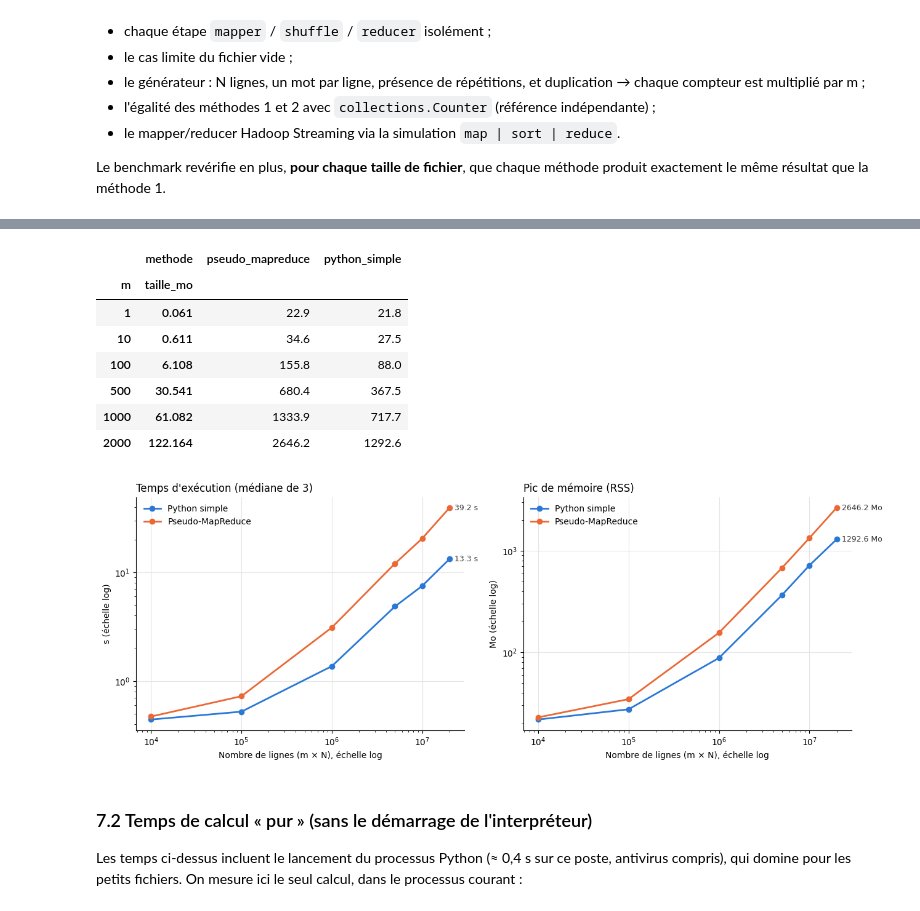
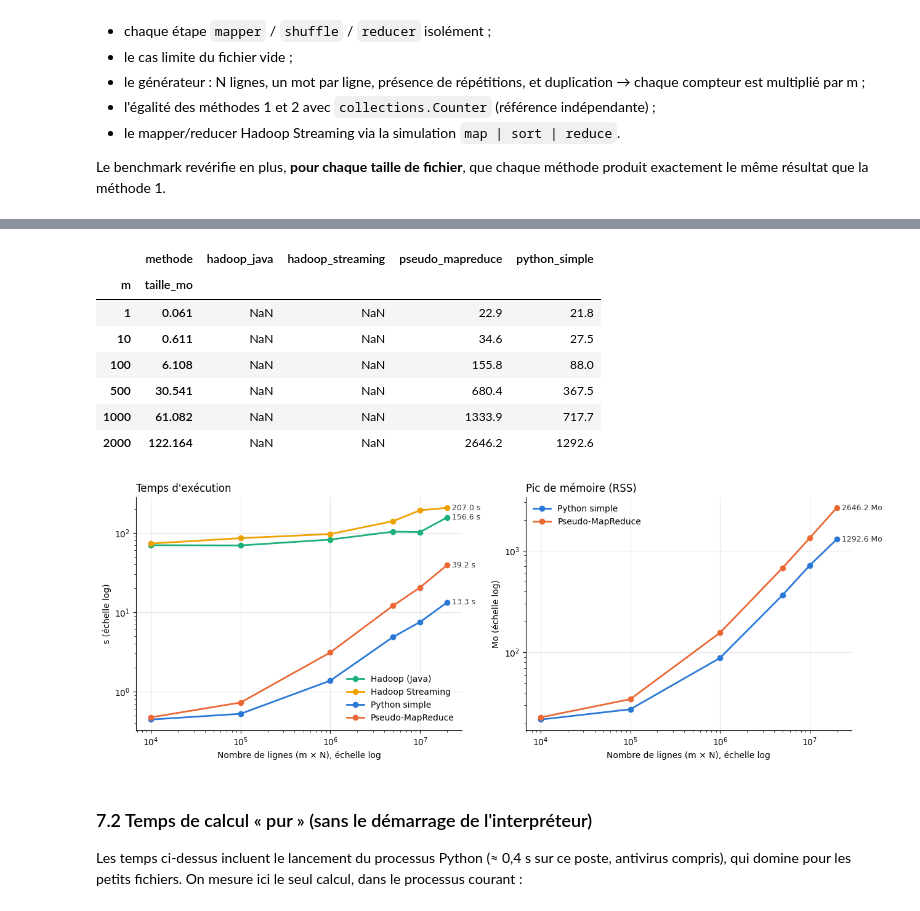
Before and after one commit to battisteb/hadoop-wordcount-comparaison, a Jupyter notebook: notebook_comptage_mots.ipynb, the cells around one changed output, grey strips where cells are left out. Saved outputs shown, nothing was run; the diff lists cells and outputs as text; code cells hidden in the pictures.

```diff
--- a/notebook_comptage_mots.ipynb
+++ b/notebook_comptage_mots.ipynb
@@ -374,0 +376,13 @@ Résultats : results/benchmark_python_seul.csv
+# %%
+import pandas as pd
+import glob
+fichiers = sorted(glob.glob("results/benchmark_*.csv"))
+print("Résultats :", fichiers)
+df = pd.concat([pd.read_csv(f) for f in fichiers], ignore_index=True)
+ORDRE = ["python_simple", "pseudo_mapreduce", "hadoop_java", "hadoop_streaming"]
+tab = df.pivot(index=["m", "lignes", "taille_mo"], columns="methode", values="temps_s")
+tab = tab[[c for c in ORDRE if c in tab.columns]]
+tab["pseudo-MR / simple"] = (tab["pseudo_mapreduce"] / tab["python_simple"]).round(2)
+if "hadoop_java" in tab:
+    tab["Hadoop Java / simple"] = (tab["hadoop_java"] / tab["python_simple"]).round(1)
+tab
@@ -375,46 +399,46 @@ Résultats : results/benchmark_python_seul.csv
 # %%
 df.pivot(index=["m", "taille_mo"], columns="methode", values="memoire_mo")
 # %% [output]
-|  | methode | pseudo_mapreduce | python_simple |
-| m | taille_mo |  |  |
-| 1 | 0.061 | 22.9 | 21.8 |
-| 10 | 0.611 | 34.6 | 27.5 |
-| 100 | 6.108 | 155.8 | 88.0 |
-| 500 | 30.541 | 680.4 | 367.5 |
-| 1000 | 61.082 | 1333.9 | 717.7 |
-| 2000 | 122.164 | 2646.2 | 1292.6 |
+|  | methode | hadoop_java | hadoop_streaming | pseudo_mapreduce | python_simple |
+| m | taille_mo |  |  |  |  |
+| 1 | 0.061 | NaN | NaN | 22.9 | 21.8 |
+| 10 | 0.611 | NaN | NaN | 34.6 | 27.5 |
+| 100 | 6.108 | NaN | NaN | 155.8 | 88.0 |
+| 500 | 30.541 | NaN | NaN | 680.4 | 367.5 |
+| 1000 | 61.082 | NaN | NaN | 1333.9 | 717.7 |
+| 2000 | 122.164 | NaN | NaN | 2646.2 | 1292.6 |
 # %%
 import matplotlib.pyplot as plt
 
 COULEURS = {"python_simple": "#2a78d6", "pseudo_mapreduce": "#eb6834",
             "hadoop_java": "#1baf7a", "hadoop_streaming": "#eda100"}
 NOMS = {"python_simple": "Python simple", "pseudo_mapreduce": "Pseudo-MapReduce",
         "hadoop_java": "Hadoop (Java)", "hadoop_streaming": "Hadoop Streaming"}
 
 fig, axes = plt.subplots(1, 2, figsize=(13, 4.8))
-for ax, col, titre, unite in [(axes[0], "temps_s", "Temps d'exécution (médiane de 3)", "s"),
+for ax, col, titre, unite in [(axes[0], "temps_s", "Temps d'exécution", "s"),
                               (axes[1], "memoire_mo", "Pic de mémoire (RSS)", "Mo")]:
     for methode, g in df.dropna(subset=[col]).groupby("methode", sort=False):
         g = g.sort_values("lignes")
         ax.plot(g["lignes"], g[col], marker="o", markersize=6, linewidth=2,
                 color=COULEURS[methode], label=NOMS[methode])
         x, y = g["lignes"].iloc[-1], g[col].iloc[-1]
         ax.annotate(f"{y:.1f} {unite}", (x, y), textcoords="offset points", xytext=(6, 0),
                     va="center", fontsize=9, color="#333333")
     ax.set_xscale("log"); ax.set_yscale("log")
     ax.set_xlabel("Nombre de lignes (m × N), échelle log")
     ax.set_ylabel(unite + " (échelle log)")
     ax.set_title(titre, loc="left", fontsize=12)
     ax.grid(True, which="major", color="#e5e5e5", linewidth=0.8)
     for s in ("top", "right"):
         ax.spines[s].set_visible(False)
     ax.legend(frameon=False)
 plt.tight_layout()
 os.makedirs("results", exist_ok=True)
 plt.savefig("results/comparaison.png", dpi=130)
 plt.show()
 # %% [output]
-[figure, old version]
+[figure, new version]
 # %% [markdown]
 ### 7.2 Temps de calcul « pur » (sans le démarrage de l'interpréteur)
 
```
Also changed, not shown: parts of 18 cells of this notebook, 8 other files.
